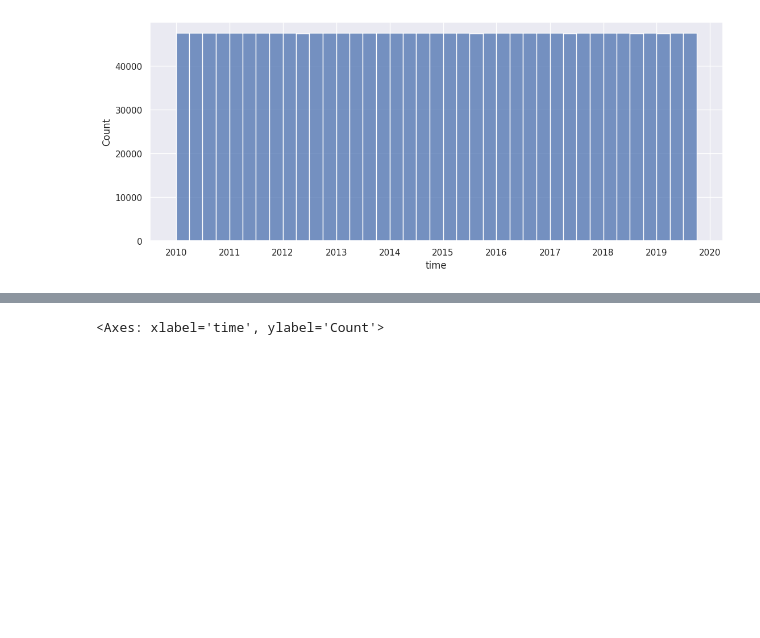
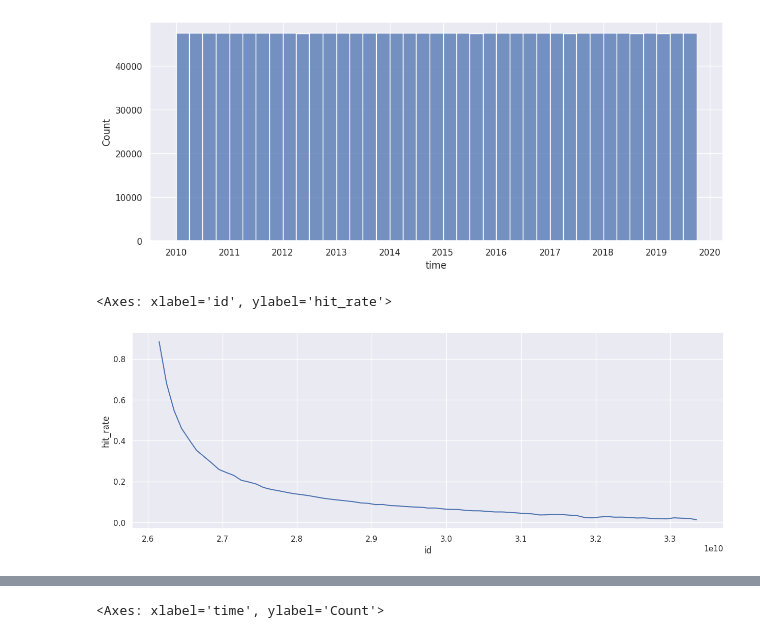
Before and after one commit to gems-cyberlang/cyberlang-learning, a Jupyter notebook: data-collection/praw-playground.ipynb, the cells around one changed output, grey strips where cells are left out. Cells and saved outputs as stored; diff of their text form; code cells hidden in the pictures; blank space fills up the shorter version.

```diff
--- a/data-collection/praw-playground.ipynb
+++ b/data-collection/praw-playground.ipynb
@@ -251,3 +261,28 @@ sns.histplot(
 # %% [output]
 <Axes: xlabel='time', ylabel='Count'>
 [figure]
+# %%
+# Hit rates by ID
+start = config.time_ranges[0].start_id
+end = config.time_ranges[-1].end_id
+step = int(1e8)
+
+def get_rate(curr_id):
+    next_id = curr_id + step
+    num_hits = len(df[(curr_id <= df[ID]) & (df[ID] < next_id)])
+    num_misses = len(misses[(misses > start) & (misses < next_id)])
+
+    if num_misses == 0:
+        return 0
+    return num_hits / (num_hits + num_misses)
+
+ids = np.arange(start, end, step)
+rates = np.fromiter(map(get_rate, ids), dtype=np.dtype(np.float64))
+
+rate_df = pd.DataFrame({ "id": ids, "hit_rate": rates })
+
+plt.figure(figsize=(15, 5))
+sns.lineplot(data=rate_df, x="id", y="hit_rate")
+# %% [output]
+<Axes: xlabel='id', ylabel='hit_rate'>
+[figure, added]
```
Also changed, not shown: parts of 20 cells of this notebook, 3 other files.
